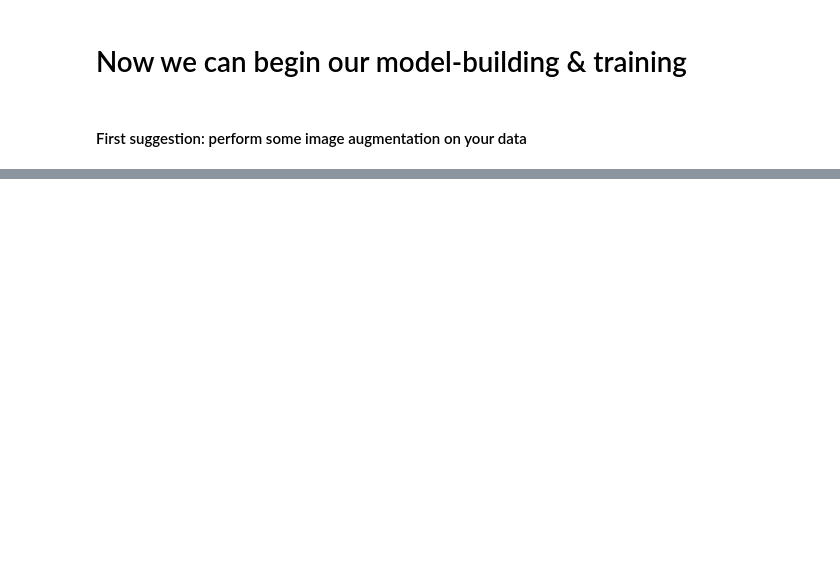
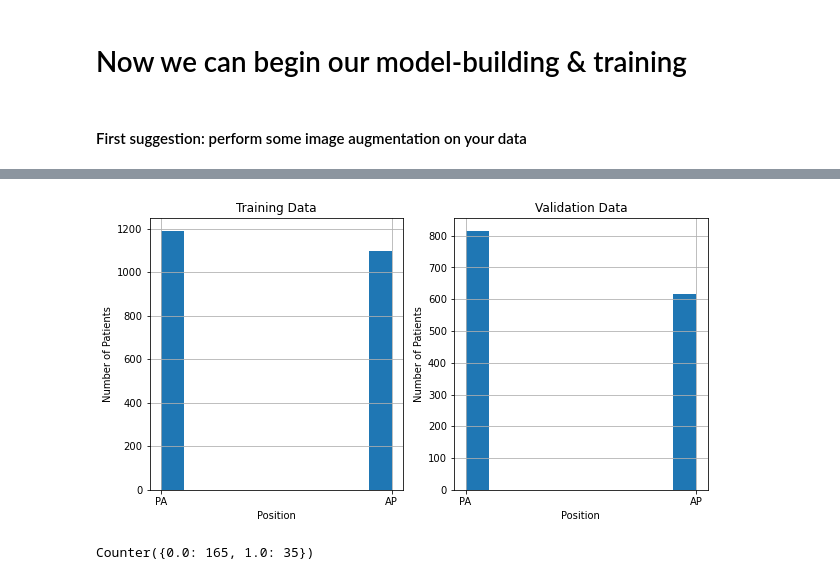
Before and after one commit to ellizzabbetth/ai-pneumonia-identification, a Jupyter notebook: Build and train model.ipynb, the cells around one changed output, grey strips where cells are left out. Saved outputs shown, nothing was run; the diff lists cells and outputs as text; code cells hidden in the pictures; blank space fills up the shorter version.

```diff
--- a/Build and train model.ipynb
+++ b/Build and train model.ipynb
@@ -448,0 +338,17 @@ Found 1430 validated image filenames belonging to 2 classes.
+# %%
+fig, ax = plt.subplots(1, 2, figsize = (10, 5))
+ax[0].hist(x_train['View Position'])
+ax[0].set_xlabel("Position")
+ax[0].set_title("Training Data")
+ax[0].set_ylabel("Number of Patients")
+ax[0].grid("on")
+
+ax[1].hist(x_val['View Position'])
+ax[1].set_xlabel("Position")
+ax[1].set_title("Validation Data")
+ax[1].set_ylabel("Number of Patients")
+ax[1].grid("on")
+
+plt.show()
+# %% [output]
+[figure, added]
@@ -448,0 +360,5 @@ Found 1430 validated image filenames belonging to 2 classes.
+# %%
+from collections import Counter
+Counter(valY)
+# %% [output]
+Counter({0.0: 165, 1.0: 35})
```
Also changed, not shown: parts of 174 cells of this notebook, 4 other files.
